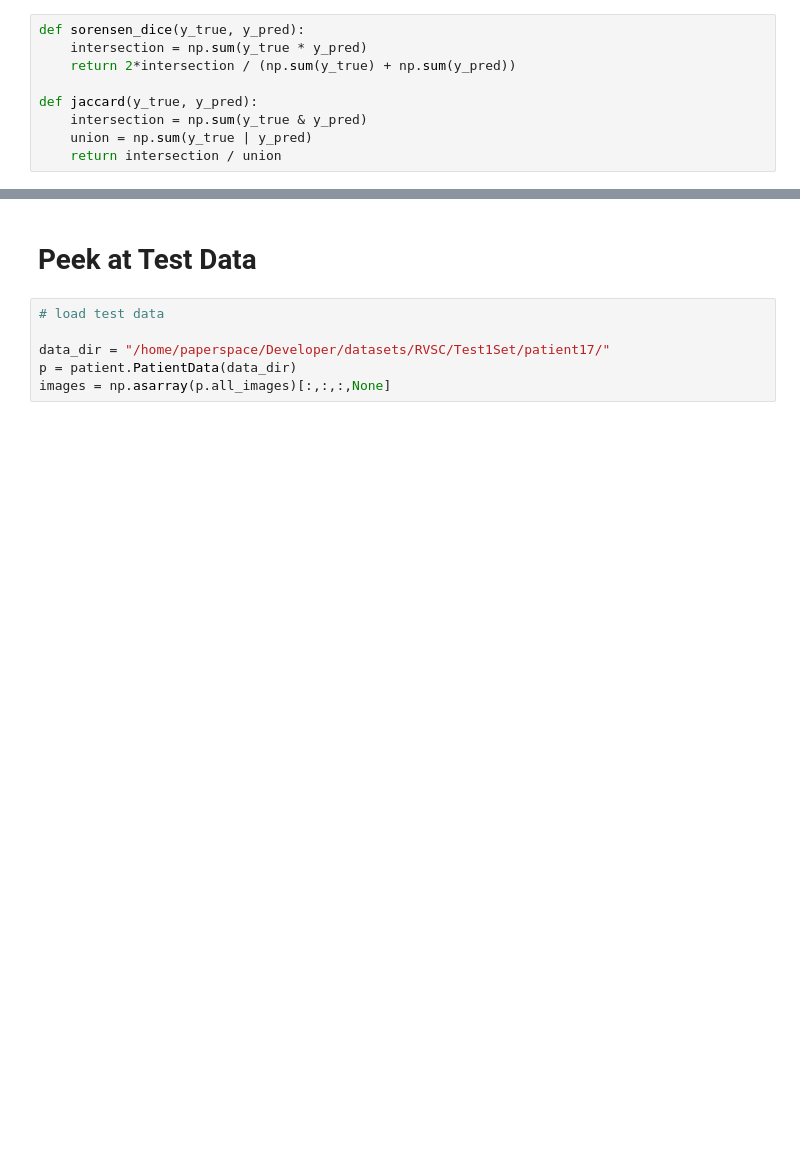
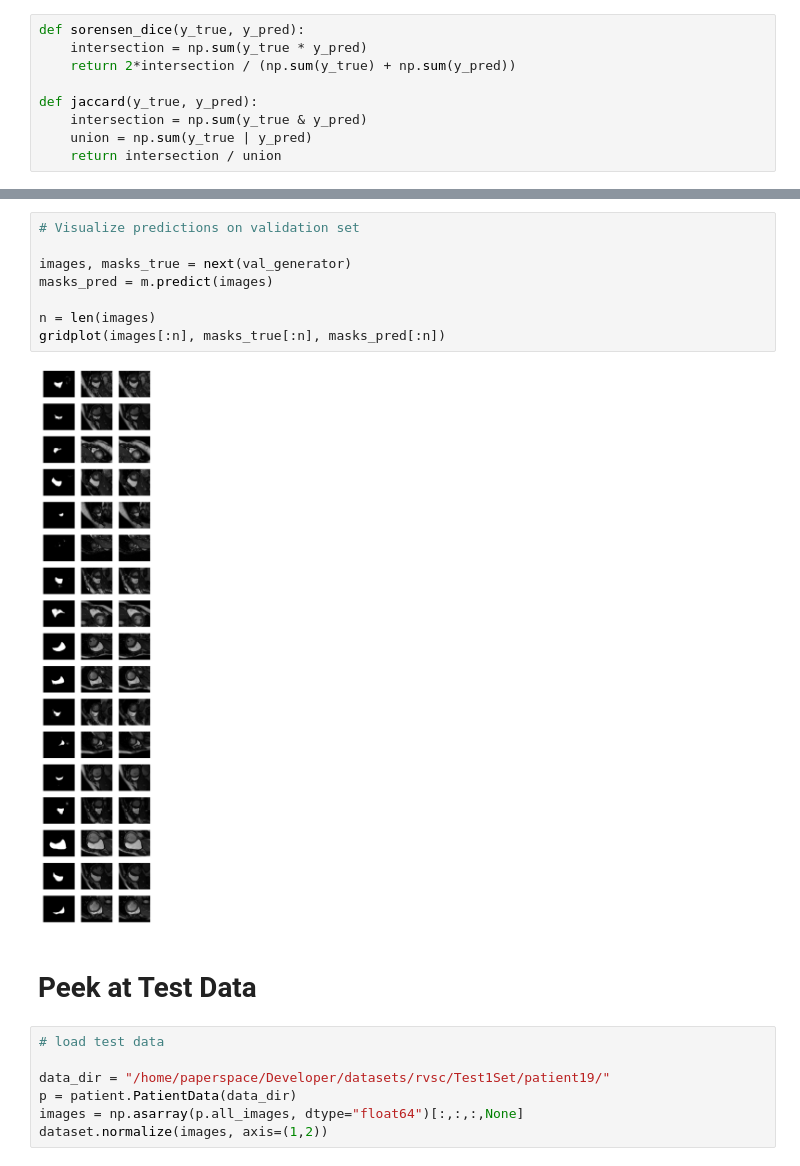
Before and after one commit to chuckyee/cardiac-segmentation, a Jupyter notebook: notebooks/Model Evaluation.ipynb, the cells around one changed output, grey strips where cells are left out. Saved outputs shown, nothing was run; the diff lists cells and outputs as text; blank space fills up the shorter version.

```diff
--- a/notebooks/Model Evaluation.ipynb
+++ b/notebooks/Model Evaluation.ipynb
@@ -98,9 +126,20 @@ for mask_true, mask_pred, image in zip(masks_true, masks_pred, images):
+# %%
+# Visualize predictions on validation set
+
+images, masks_true = next(val_generator)
+masks_pred = m.predict(images)
+
+n = len(images)
+gridplot(images[:n], masks_true[:n], masks_pred[:n])
+# %% [output]
+[figure, added]
 # %% [markdown]
 # Peek at Test Data
 # %%
 # load test data
 
-data_dir = "/home/paperspace/Developer/datasets/RVSC/Test1Set/patient17/"
+data_dir = "/home/paperspace/Developer/datasets/rvsc/Test1Set/patient19/"
 p = patient.PatientData(data_dir)
-images = np.asarray(p.all_images)[:,:,:,None]
+images = np.asarray(p.all_images, dtype="float64")[:,:,:,None]
+dataset.normalize(images, axis=(1,2))
 # %%
```
Also changed, not shown: parts of 13 cells of this notebook, 1 other file.
